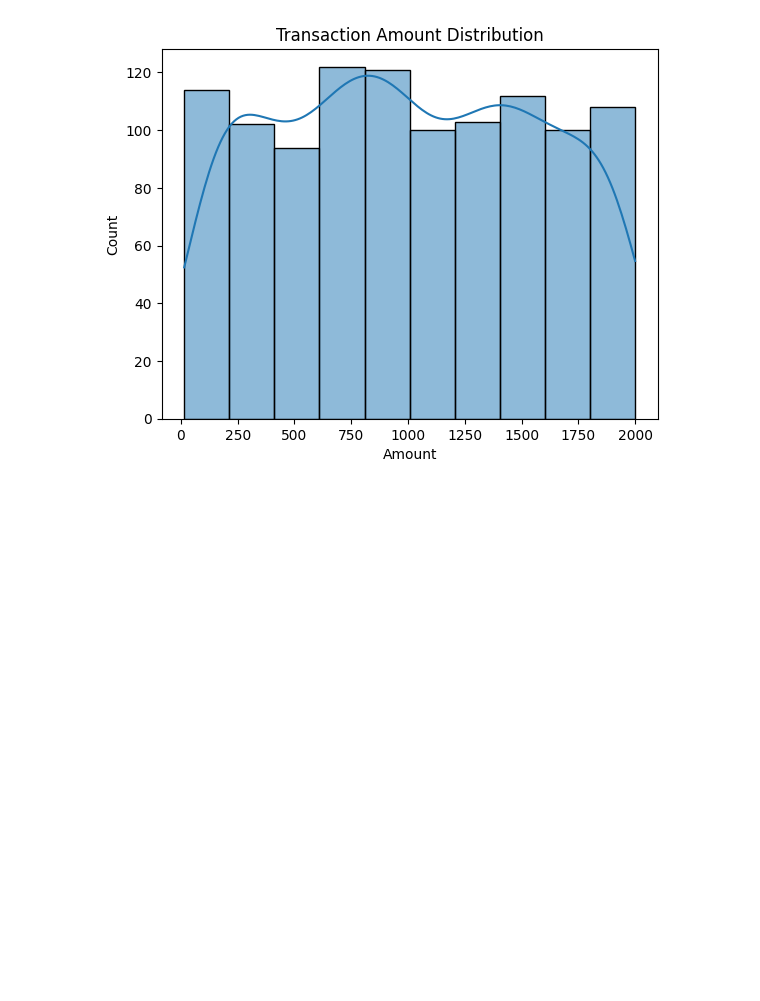
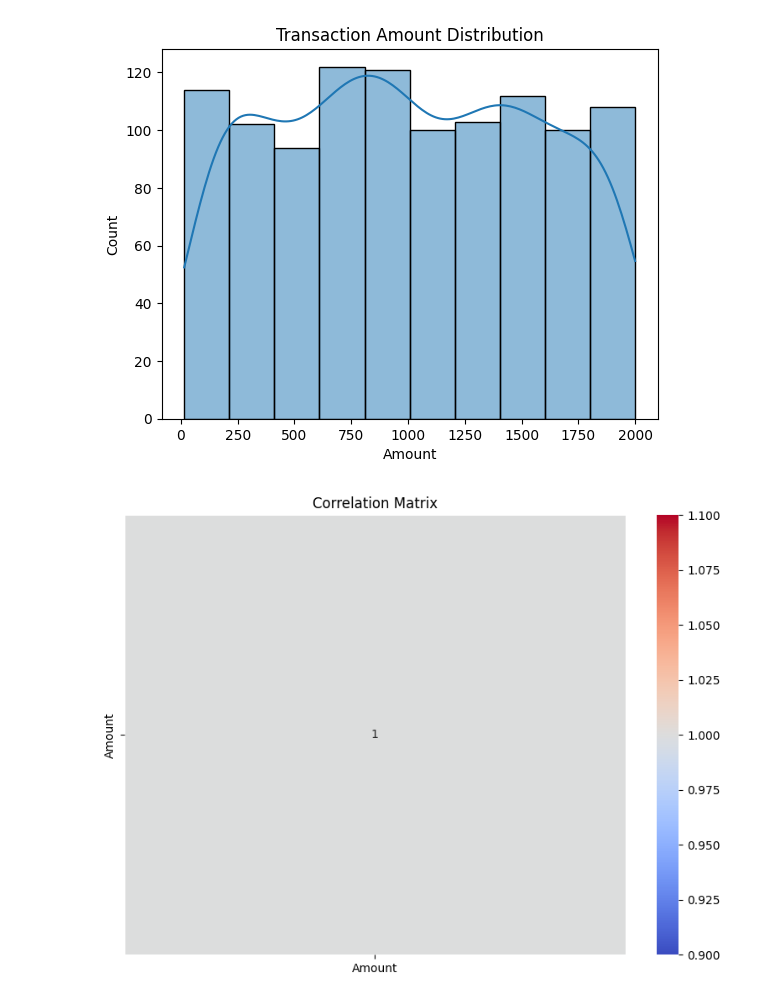
Before and after one commit to YASH280626/expense-tracker, a Jupyter notebook: analytics/analysis.ipynb, the cells around one changed output. Saved outputs shown, nothing was run; the diff lists cells and outputs as text; code cells hidden in the pictures; blank space fills up the shorter version.

```diff
--- a/analytics/analysis.ipynb
+++ b/analytics/analysis.ipynb
@@ -685,3 +685,20 @@ plt.title('Transaction Amount Distribution')
 plt.show()
 # %% [output]
 [figure]
+# %%
+numeric_df = clean_df.select_dtypes(include='number')
+
+correlation_matrix = numeric_df.corr()
+
+plt.figure(figsize=(8, 6))
+
+sns.heatmap(correlation_matrix,
+            annot=True,
+            cmap='coolwarm',
+            linewidths=0.5)
+
+plt.title("Correlation Matrix")
+plt.tight_layout()
+plt.show()
+# %% [output]
+[figure, added]
```
Also changed, not shown: parts of 1 cell of this notebook, 1 other file.
